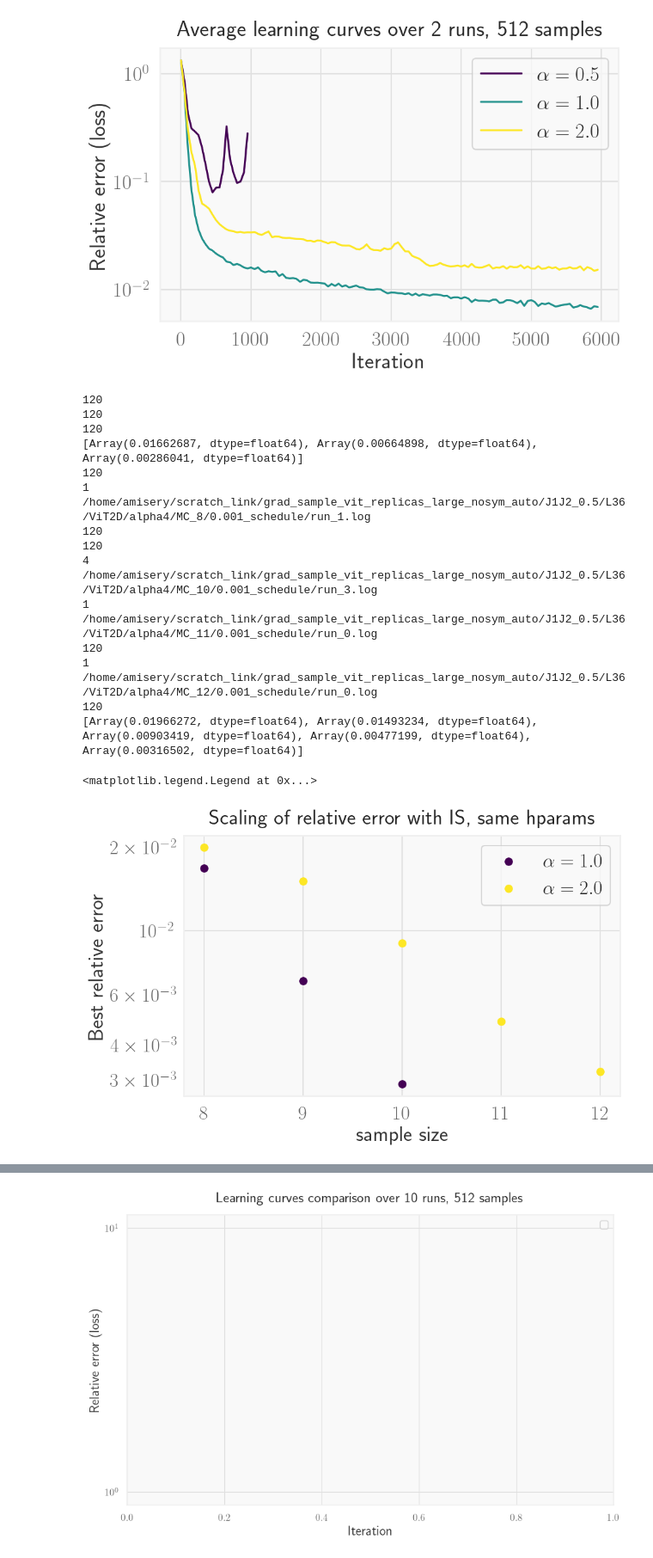
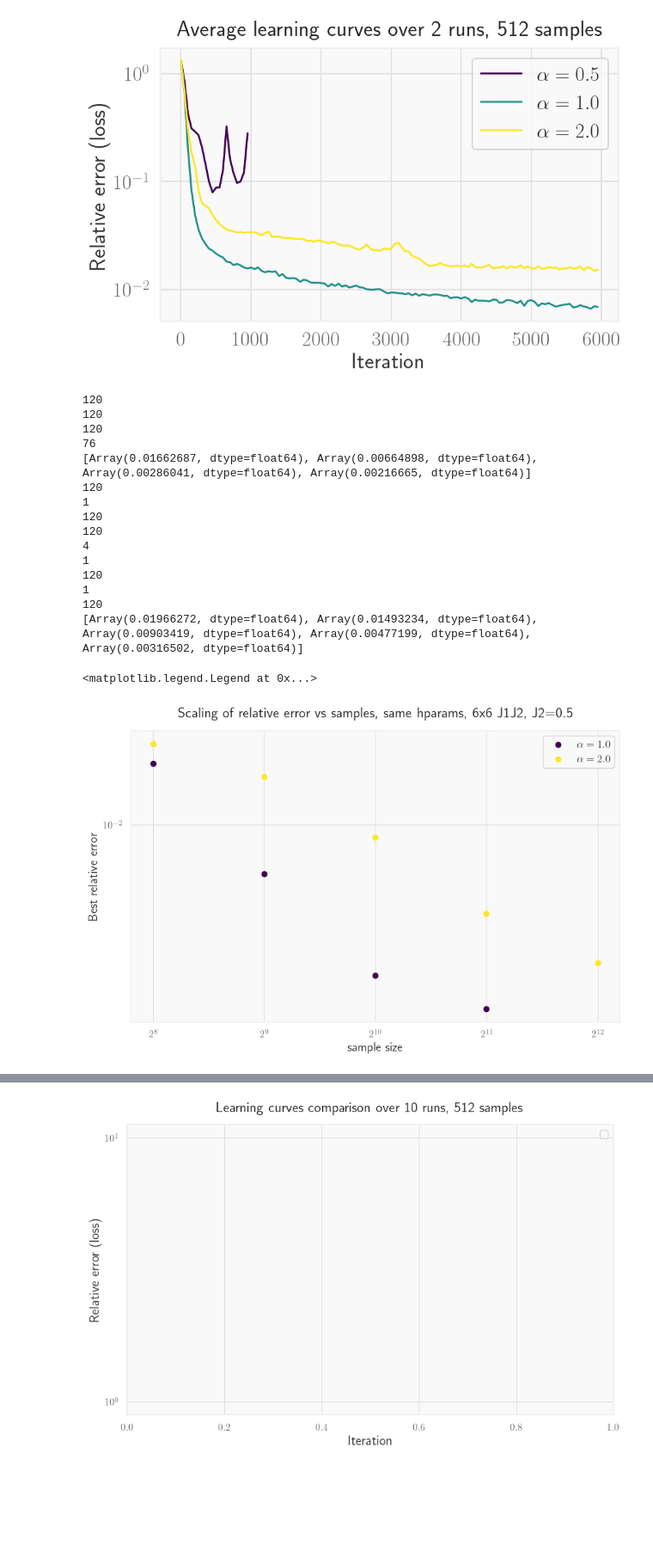
Before and after one commit to AntoineMsy/grad_sample, a Jupyter notebook: notebooks/is_analysis.ipynb, the cells around one changed output, grey strips where cells are left out. Shown at 86% size. Saved outputs shown, nothing was run; the diff lists cells and outputs as text; code cells hidden in the pictures; blank space fills up the shorter version.

```diff
--- a/notebooks/is_analysis.ipynb
+++ b/notebooks/is_analysis.ipynb
@@ -563,6 +563,7 @@ for idx, key in enumerate(is_keys):
         rel_err_val_l = []
         m_rel = 100
         energies_dict = energies[model][coupling][str(width)]
+        good_run = False
         # Iterate through subfolders
         try:
             for subfolder in os.listdir(main_folder):
@@ -572,6 +573,7 @@ for idx, key in enumerate(is_keys):
                 num_runs = 0
                 # Check if the subfolder name is in the form a_b
                 # Process run log files in the subfolder
+                good_run = True
                 if os.path.isdir(subfolder_path):
                     for file in os.listdir(subfolder_path):
                         if file.startswith("run_") and file.endswith(".log"):
@@ -591,88 +593,48 @@ for idx, key in enumerate(is_keys):
                                     #     l_ref = len(rel_err)
                                     # plt.plot(rel_err_it, rel_err, label=file_path)
                                     print(len(rel_err))
+                                    if len(rel_err) == 120 and not jnp.nan in rel_err:
+                                        good_run = True
                                     # if jnp.nan in rel_err or min(rel_err) > 1e-2:
                                     #     num_nan_runs +=1
                                     #     print('nan found')
-                                    if len(rel_err) != 120:
-                                        print(file_path)
-                                    else:
-                                        rel_err_val_l.append(rel_err)
-                                        # rel_err_it = reindex_iterations_jax(jnp.array(log_data['Energy']['iters']))
-                                        rel_err_it = jnp.array(log_data['rel_err']['iters'])
-
-                                        num_cv+=1
-                                    num_runs +=1
                             except (json.JSONDecodeError, KeyError):
                                 print(f"Warning: Could not parse file {file_path}")
-            m_list.append(m_rel)
+            if good_run:
+                m_list.append(m_rel)
         except:
             pass
         # Prepare data for the heatmap
 
     # plt.plot(rel_err_it, mean_rel, color = colors[idx], label=r'$\alpha = %s$'%key + ' , failure ratio %.2f'%(1 - num_cv/num_runs))
     print(m_list)
-    ax.scatter(mc_samples[:len(m_list)], m_list, color = colors[idx], label=r'$\alpha = %s$'%key)
-    # ax.fill_between(rel_err_it, ymax, ymin, color = colors[idx], alpha=0.3)
-
-    # num_conv_run = 0
-    # num_runs = 10
-    # rel_err_l = []
-    # for i in range(10):
-    #     try :
-    #         dict_out = np.load(f'run_{i}.npz', allow_pickle=True)['arr_0'].item()
-    #         rel_err = dict_out['rel_errl']
-    #         rel_err_it = dict_out['itrel']
-
-    #         if min(rel_err) < 1e-4:
-    #             num_conv_run +=1
-    #             rel_err_l.append(rel_err)
-    #     except :
-    #         num_runs -= 1
-
-    # rel_err_val_l = np.stack(rel_err_l)
-# mean_rel = jnp.mean(rel_err_val_l,axis=0)
-# std_rel = jnp.std(rel_err_val_l,axis=0)
-# ymax = mean_rel + std_rel/(2*jnp.sqrt(2))
-# ymin = mean_rel - std_rel/(2*jnp.sqrt(2))
-# print(num_runs)
-# # plt.plot(rel_err_it, mean_rel, color='black', label=r'auto $\alpha$ ($\alpha_{init} = 2$)' + ', failure ratio %.2f'%(1 - num_conv_run/num_runs))
-# plt.plot(rel_err_it, mean_rel, color='black', label=r'auto $\alpha$ ($\alpha_{init} = 2$)')
-# plt.fill_between(rel_err_it, ymax, ymin, color = 'black', alpha=0.3)
-
-# auto_is = json.load(open('/home/amisery/phd/run_0_auto_is.log'))
-# ax.plot(auto_is['rel_err']['iters'], auto_is['rel_err']['value'], color='black', label='auto alpha')
-
-# ax1 = ax.twinx()
-# ax1.plot(auto_is['alpha']['iters'], auto_is['alpha']['value'], label='auto alpha', color='black')
+    ax.scatter(2**jnp.array(mc_samples[:len(m_list)]), m_list, color = colors[idx], label=r'$\alpha = %s$'%key)
+    ax.set_xscale('log', base=2)
 
 ax.legend()
 ax.set_yscale('log')
 ax.set_xlabel('sample size')
 ax.set_ylabel('Best relative error')
-ax.set_title('Scaling of relative error with IS, same hparams')
+ax.set_title('Scaling of relative error vs samples, same hparams, 6x6 J1J2, J2=0.5')
 ax.legend(bbox_to_anchor=(1,1))
 # %% [output]
 120
 120
 120
-[Array(0.01662687, dtype=float64), Array(0.00664898, dtype=float64), Array(0.00286041, dtype=float64)]
+76
+[Array(0.01662687, dtype=float64), Array(0.00664898, dtype=float64), Array(0.00286041, dtype=float64), Array(0.00216665, dtype=float64)]
 120
 1
-/home/amisery/scratch_link/grad_sample_vit_replicas_large_nosym_auto/J1J2_0.5/L36/ViT2D/alpha4/MC_8/0.001_schedule/run_1.log
 120
 120
 4
-/home/amisery/scratch_link/grad_sample_vit_replicas_large_nosym_auto/J1J2_0.5/L36/ViT2D/alpha4/MC_10/0.001_schedule/run_3.log
 1
-/home/amisery/scratch_link/grad_sample_vit_replicas_large_nosym_auto/J1J2_0.5/L36/ViT2D/alpha4/MC_11/0.001_schedule/run_0.log
 120
 1
-/home/amisery/scratch_link/grad_sample_vit_replicas_large_nosym_auto/J1J2_0.5/L36/ViT2D/alpha4/MC_12/0.001_schedule/run_0.log
 120
 [Array(0.01966272, dtype=float64), Array(0.01493234, dtype=float64), Array(0.00903419, dtype=float64), Array(0.00477199, dtype=float64), Array(0.00316502, dtype=float64)]
 <matplotlib.legend.Legend at 0x...>
-[figure, old version]
+[figure, new version]
 # %%
 mc_sample = 10 #2**mc_sample samples
 energy_path = '/home/amisery/phd/grad_sample/energy_ref_litt.json'
```
Also changed, not shown: parts of 2 cells of this notebook, 13 other files.
